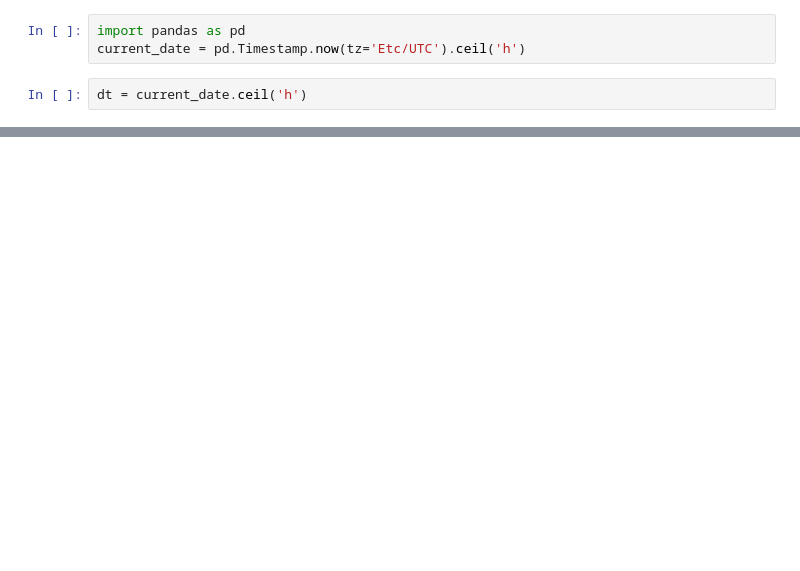
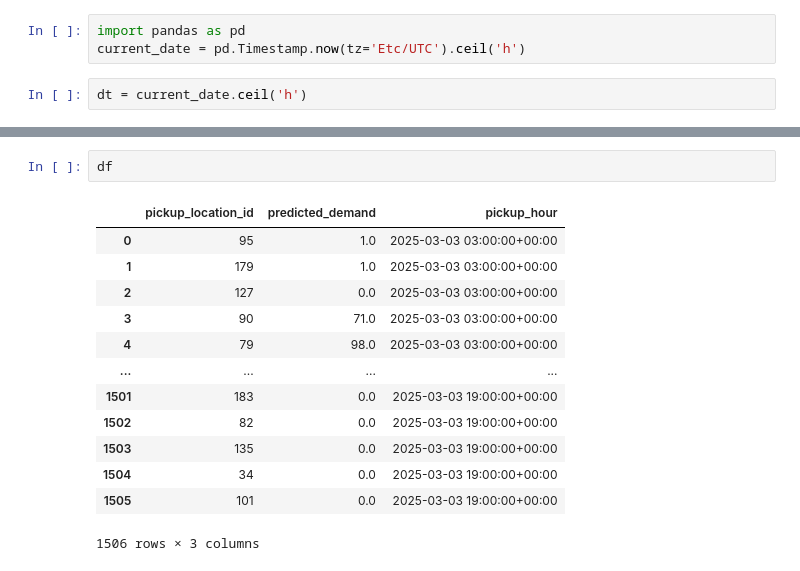
Before and after one commit to akashvignesh/ESDS_500_NY_CAB_TAXI, a Jupyter notebook: notebooks/17_fetch_predictions.ipynb, the cells around one changed output, grey strips where cells are left out. Cells and saved outputs as stored; diff of their text form; blank space fills up the shorter version.

```diff
--- a/notebooks/17_fetch_predictions.ipynb
+++ b/notebooks/17_fetch_predictions.ipynb
@@ -267,3 +266,19 @@ Finished: Reading data from Hopsworks, using Hopsworks Feature Query Service (0.
+# %%
+df
+# %% [output]
+|  | pickup_location_id | predicted_demand | pickup_hour |
+| 0 | 95 | 1.0 | 2025-03-03 03:00:00+00:00 |
+| 1 | 179 | 1.0 | 2025-03-03 03:00:00+00:00 |
+| 2 | 127 | 0.0 | 2025-03-03 03:00:00+00:00 |
+| 3 | 90 | 71.0 | 2025-03-03 03:00:00+00:00 |
+| 4 | 79 | 98.0 | 2025-03-03 03:00:00+00:00 |
+| ... | ... | ... | ... |
+| 1501 | 183 | 0.0 | 2025-03-03 19:00:00+00:00 |
+| 1502 | 82 | 0.0 | 2025-03-03 19:00:00+00:00 |
+| 1503 | 135 | 0.0 | 2025-03-03 19:00:00+00:00 |
+| 1504 | 34 | 0.0 | 2025-03-03 19:00:00+00:00 |
+| 1505 | 101 | 0.0 | 2025-03-03 19:00:00+00:00 |
+1506 rows × 3 columns
 # %%
 df["pickup_hour"].max()
 # %% [output]
```
Also changed, not shown: parts of 19 cells of this notebook, 1 other file.
